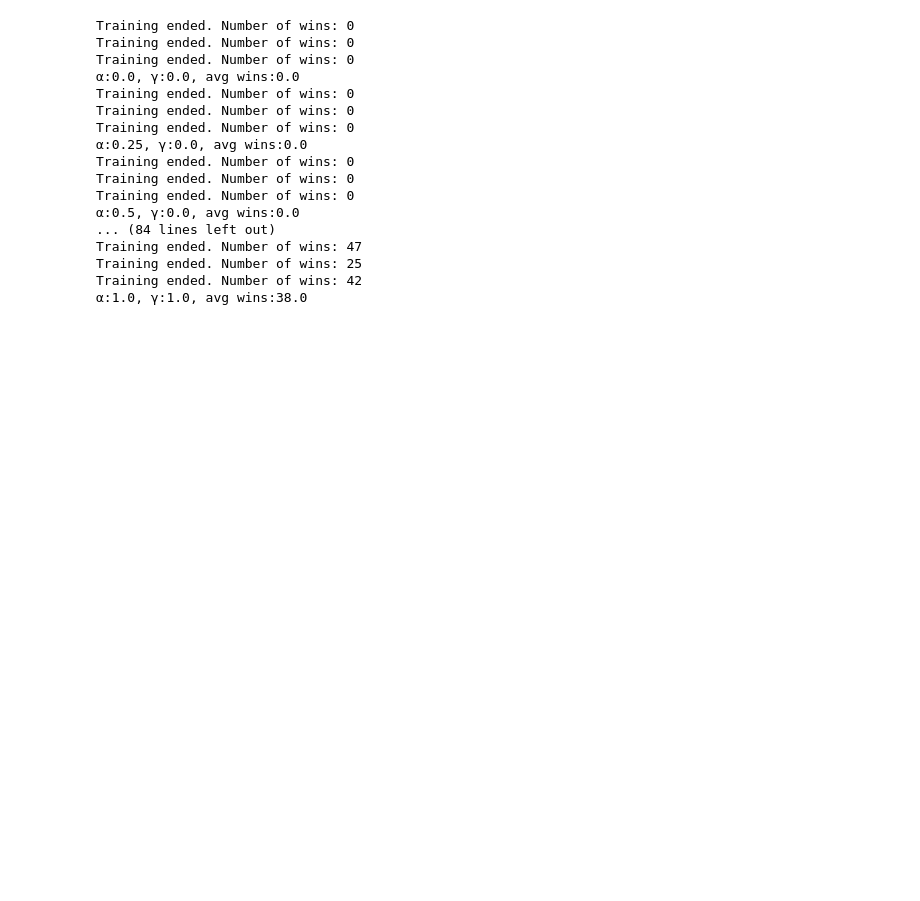
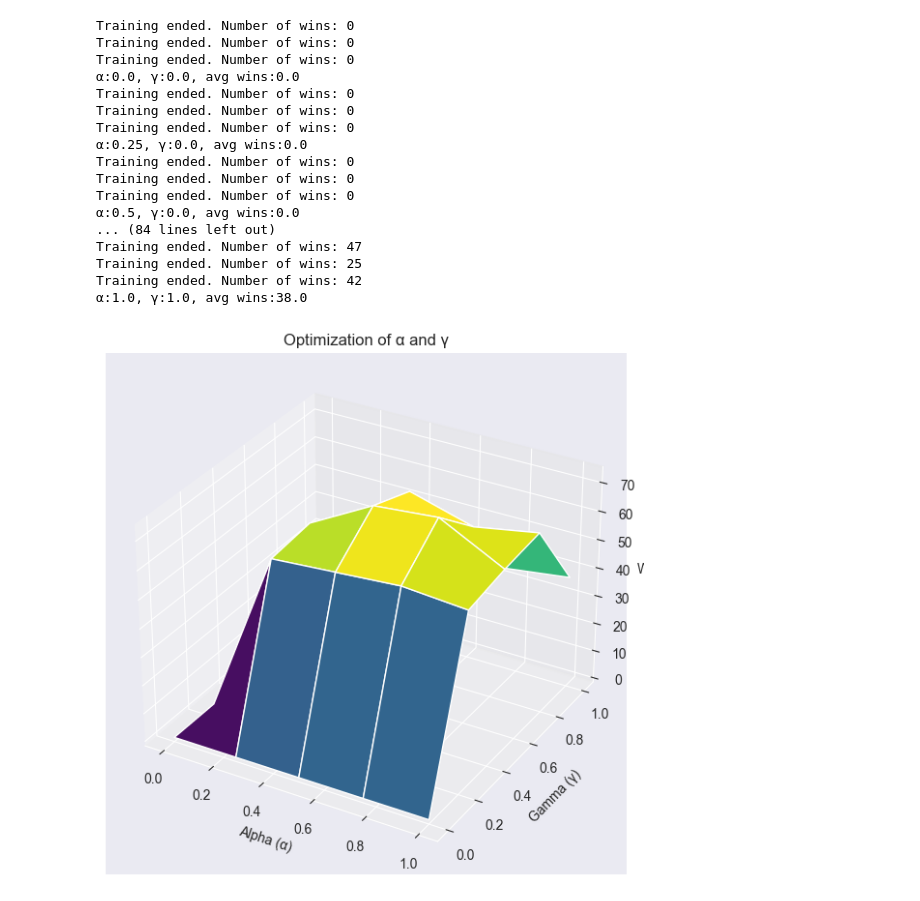
Before and after one commit to BenVigos/Machine-Learning, a Jupyter notebook: Assignment 3/reinforce_2025_student.ipynb, the cells around one changed output. Saved outputs shown, nothing was run; the diff lists cells and outputs as text; code cells hidden in the pictures; blank space fills up the shorter version.

Commit message:
plotted graph

```diff
--- a/Assignment 3/reinforce_2025_student.ipynb
+++ b/Assignment 3/reinforce_2025_student.ipynb
@@ -229,6 +229,22 @@ Training ended. Number of wins: 47
 Training ended. Number of wins: 25
 Training ended. Number of wins: 42
 α:1.0, γ:1.0, avg wins:38.0
+# %%
+# Plot the results
+fig = plt.figure(figsize=(10, 7))
+ax = fig.add_subplot(111, projection='3d')
+
+ax.plot_surface(α_grid, γ_grid, wins_grid, cmap='viridis')
+
+# Labels
+ax.set_xlabel('Alpha (α)')
+ax.set_ylabel('Gamma (γ)')
+ax.set_zlabel('Wins')
+ax.set_title('Optimization of α and γ')
+
+plt.show()
+# %% [output]
+[figure, added]
 # %%
 # initialize the Q matrix as a numpy array with zeros
 Q = np.zeros(shape=(1,20,3))
```
Also changed, not shown: parts of 1 cell of this notebook.
